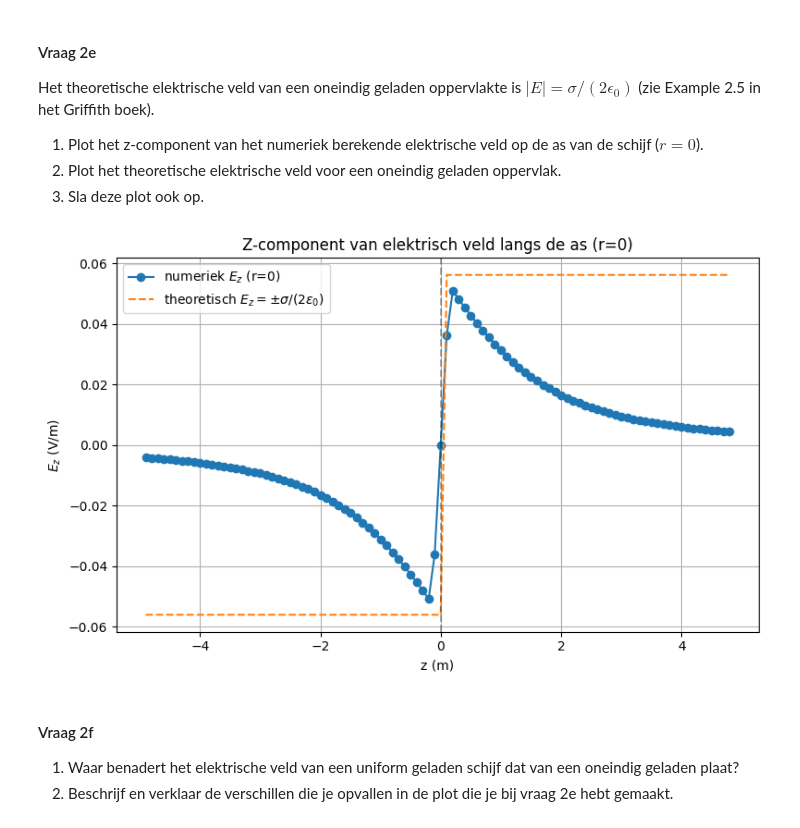
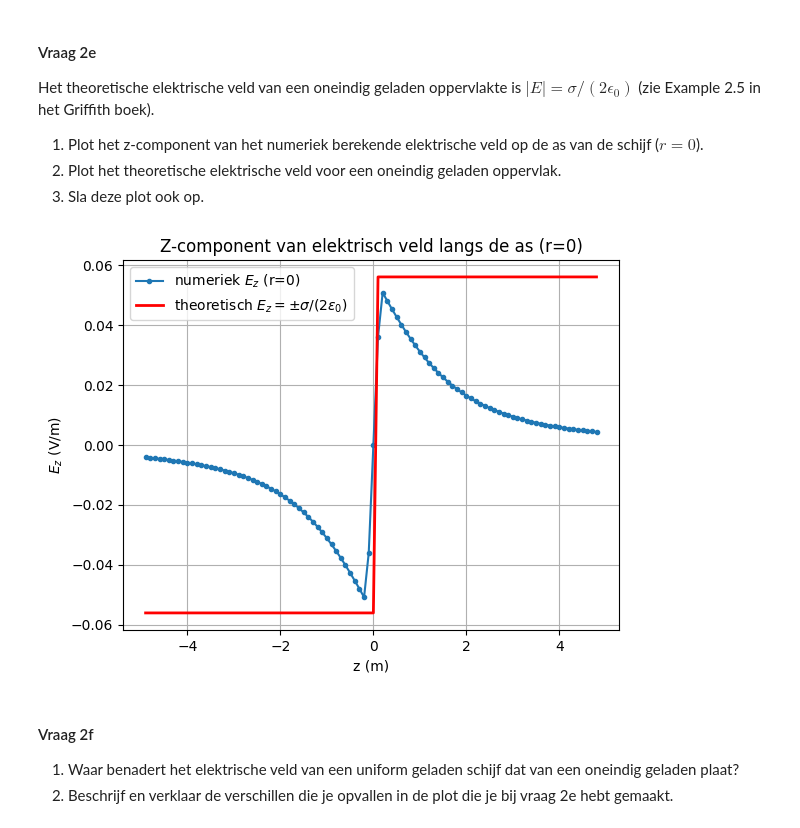
Before and after one commit to lwilt-dot/opdrachten-DEF-D, a Jupyter notebook: DigitaleOntwerpopdrachten/1CondensatorOpdracht/CondensatorOntwerpopdracht.ipynb, the cells around one changed output. Saved outputs shown, nothing was run; the diff lists cells and outputs as text; code cells hidden in the pictures.

Commit message:
Alles

```diff
--- a/DigitaleOntwerpopdrachten/1CondensatorOpdracht/CondensatorOntwerpopdracht.ipynb
+++ b/DigitaleOntwerpopdrachten/1CondensatorOpdracht/CondensatorOntwerpopdracht.ipynb
@@ -334,90 +281,33 @@ Het theoretische elektrische veld van een oneindig geladen oppervlakte is $|E| =
 2. Plot het theoretische elektrische veld voor een oneindig geladen oppervlak.
 3. Sla deze plot ook op.
 # %%
-# ...existing code...
-# Vraag 2e: numeriek Ez op de as en theoretisch ±σ/(2ε0) plotten en opslaan
+# Extraheer Ez langs de z-as (alle z bij r≈0)
+Ez_on_axis = Ez[:, index_r_zero]
 
-import numpy as np
-import matplotlib.pyplot as plt
+# De bijbehorende z-coördinaten
+z_vals = z_for_E
 
-# bepaal r- en z-assen voor E (fallback op r/z indien r_for_E / z_for_E niet beschikbaar)
-if 'r_for_E' in globals():
-    r_axis_E = np.asarray(r_for_E).flatten()
-else:
-    r_axis_E = np.asarray(r).flatten()[1:-1]
+# Theoretisch veld: ±σ/(2ε0)
+E0 = ladingsdichtheid / (2 * epsilon0)
 
-if 'z_for_E' in globals():
-    z_axis_E = np.asarray(z_for_E).flatten()
-else:
-    z_axis_E = np.asarray(z).flatten()[1:-1]
+# Maak de theoretische curve (discontinu bij z=0)
+E_theory = np.zeros_like(z_vals)
+E_theory[z_vals > 0] = E0
+E_theory[z_vals < 0] = -E0
+# Bij z=0 blijft E_theory = 0 (discontinuïteitspunt)
 
-# Ez array robust klaarmaken
-Ez_arr = np.asarray(Ez)  # Ez moet vanuit compute_E_disk komen
-
-# Zorg dat Ez2 shape (nr, nz) waar nr = len(r_axis_E), nz = len(z_axis_E)
-nr = r_axis_E.size
-nz = z_axis_E.size
-
-if Ez_arr.ndim != 2:
-    raise RuntimeError("Ez heeft niet de verwachte dimensie (2D).")
-
-a0, a1 = Ez_arr.shape
-if (a0, a1) == (nr, nz):
-    Ez2 = Ez_arr
-elif (a0, a1) == (nz, nr):
-    Ez2 = Ez_arr.T
-else:
-    # probeer transponeren of centrale slice
-    Et = Ez_arr.T
-    if Et.shape == (nr, nz):
-        Ez2 = Et
-    else:
-        def center_slice(arr, t0, t1):
-            s0, s1 = arr.shape
-            i0 = max(0, (s0 - t0) // 2)
-            j0 = max(0, (s1 - t1) // 2)
-            return arr[i0:i0+t0, j0:j0+t1]
-        if a0 >= nr and a1 >= nz:
-            Ez2 = center_slice(Ez_arr, nr, nz)
-        elif Et.shape[0] >= nr and Et.shape[1] >= nz:
-            Ez2 = center_slice(Et, nr, nz)
-        else:
-            raise RuntimeError(f"Onverwachte shape van Ez: {Ez_arr.shape}; verwacht iets dat naar ({nr},{nz}) kan worden gebracht.")
-
-# index dichtst bij r = 0
-idx_r0 = int(np.argmin(np.abs(r_axis_E)))
-Ez_on_axis = Ez2[idx_r0, :].flatten()
-z_vals_plot = z_axis_E.copy()
-
-# bepaal sigma indien niet aanwezig
-try:
-    sigma
-except NameError:
-    try:
-        sigma = number_point_charges_on_disk * charge_one_point / (np.pi * disk_radius**2)
-    except Exception:
-        raise RuntimeError("sigma niet gevonden en kan niet afgeleid worden; run eerdere cellen (2b/2c).")
-
-# theoretisch plaatveld ±σ/(2ε0)
-signs = np.sign(z_vals_plot)
-signs[signs == 0] = 1
-E_theory = (sigma / (2 * epsilon0)) * signs
-
-plt.figure(figsize=(8,5))
-plt.plot(z_vals_plot, Ez_on_axis, 'o-', label='numeriek $E_z$ (r=0)')
-plt.plot(z_vals_plot, E_theory, '--', label=r'theoretisch $E_z=\pm\sigma/(2\epsilon_0)$')
-plt.axvline(0, color='k', linestyle='--', alpha=0.3)
+# Plot
+plt.plot(z_vals, Ez_on_axis, 'o-', markersize=3, linewidth=1.5, label='numeriek $E_z$ (r=0)')
+plt.plot(z_vals, E_theory, 'r-', linewidth=2,label=r'theoretisch $E_z=\pm\sigma/(2\epsilon_0)$')
 plt.xlabel('z (m)')
 plt.ylabel('$E_z$ (V/m)')
 plt.title('Z-component van elektrisch veld langs de as (r=0)')
 plt.legend()
-plt.grid(True)
-plt.tight_layout()
+plt.grid()
 plt.savefig('figures/mijn_plot.png', dpi=200, bbox_inches='tight')
 plt.show()
-# ...existing code...
 # %% [output]
-[figure, old version]
+[figure, new version]
 # %% [markdown]
 #### Vraag 2f
 1. Waar benadert het elektrische veld van een uniform geladen schijf dat van een oneindig geladen plaat?
```
Also changed, not shown: parts of 25 cells of this notebook.
